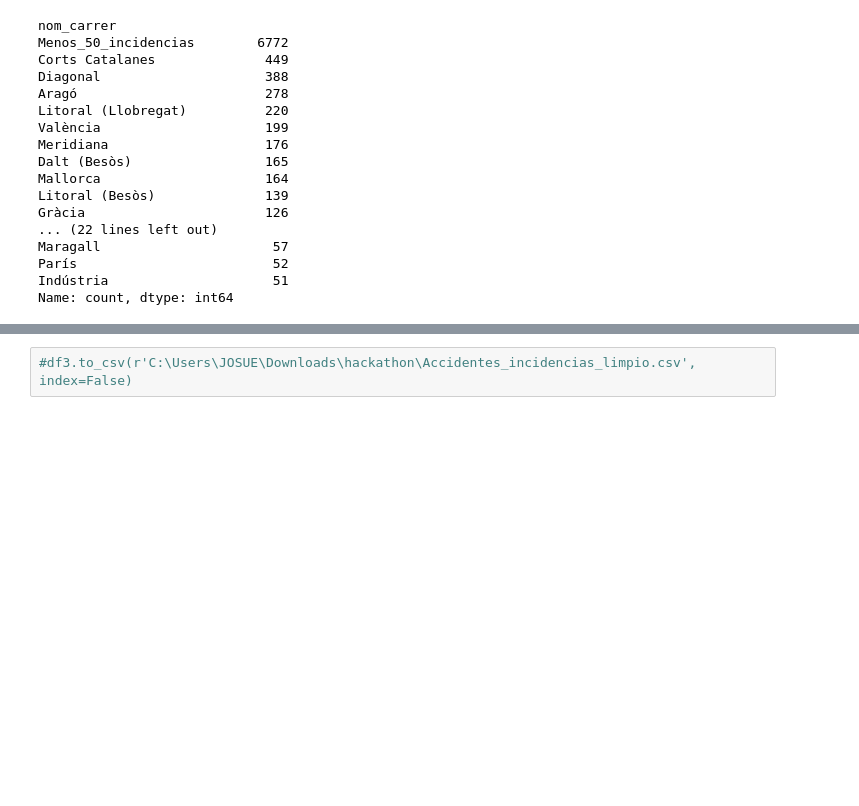
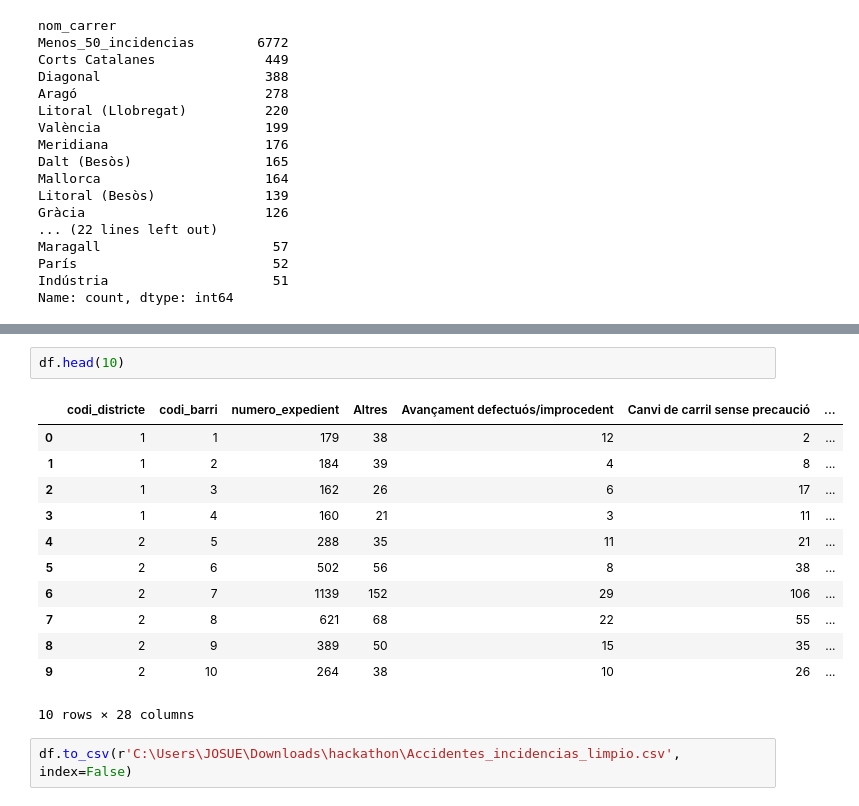
Before and after one commit to Josh1313/hackathon, a Jupyter notebook: accidents.ipynb, the cells around one changed output, grey strips where cells are left out. Cells and saved outputs as stored; diff of their text form; blank space fills up the shorter version.

```diff
--- a/accidents.ipynb
+++ b/accidents.ipynb
@@ -399,2 +344,17 @@ df_resultante.head(5)
+# %%
+df.head(10)
+# %% [output]
+|  | codi_districte | codi_barri | numero_expedient | Altres | Avançament defectuós/improcedent | Canvi de carril sense precaució | ... |
+| 0 | 1 | 1 | 179 | 38 | 12 | 2 | ... |
+| 1 | 1 | 2 | 184 | 39 | 4 | 8 | ... |
+| 2 | 1 | 3 | 162 | 26 | 6 | 17 | ... |
+| 3 | 1 | 4 | 160 | 21 | 3 | 11 | ... |
+| 4 | 2 | 5 | 288 | 35 | 11 | 21 | ... |
+| 5 | 2 | 6 | 502 | 56 | 8 | 38 | ... |
+| 6 | 2 | 7 | 1139 | 152 | 29 | 106 | ... |
+| 7 | 2 | 8 | 621 | 68 | 22 | 55 | ... |
+| 8 | 2 | 9 | 389 | 50 | 15 | 35 | ... |
+| 9 | 2 | 10 | 264 | 38 | 10 | 26 | ... |
+10 rows × 28 columns
 # %%
-#df3.to_csv(r'C:\Users\JOSUE\Downloads\hackathon\Accidentes_incidencias_limpio.csv', index=False)
+df.to_csv(r'C:\Users\JOSUE\Downloads\hackathon\Accidentes_incidencias_limpio.csv', index=False)
```
Also changed, not shown: parts of 37 cells of this notebook, 5 other files.
